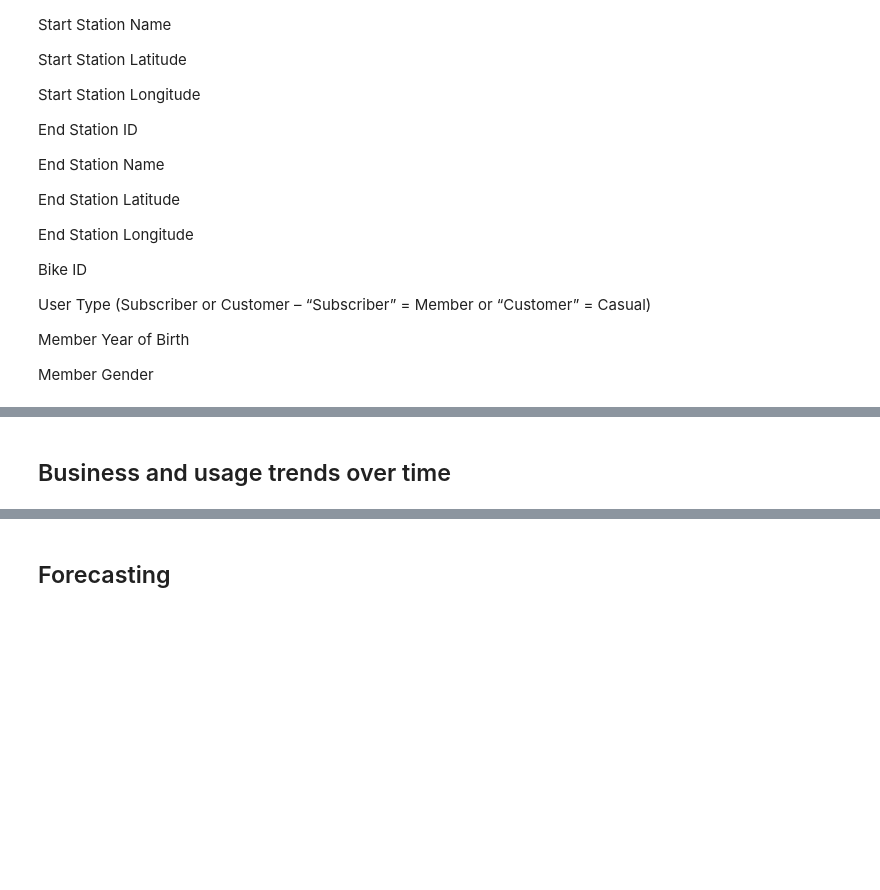
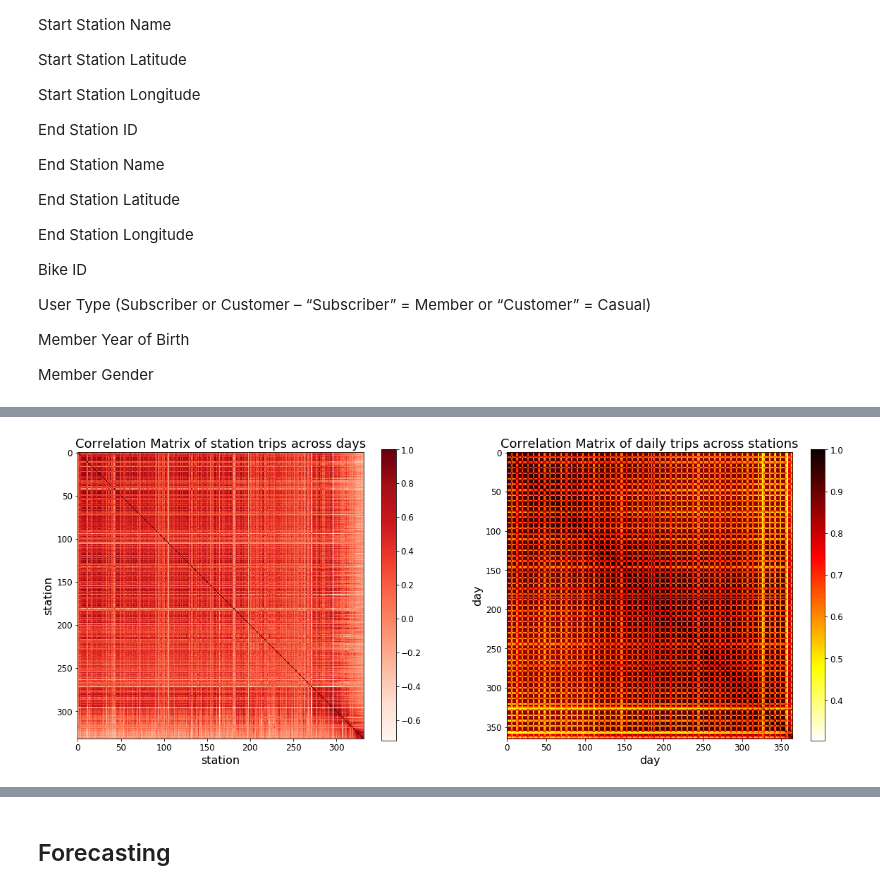
Before and after one commit to diogorpeixoto/lyftbaywheels, a Jupyter notebook: Lyft_Bay_Wheels.ipynb, the cells around one changed output, grey strips where cells are left out. Drawn from its saved outputs; the diff is of its cells as text; code cells hidden in the pictures; blank space fills up the shorter version.

```diff
--- a/Lyft_Bay_Wheels.ipynb
+++ b/Lyft_Bay_Wheels.ipynb
@@ -270,0 +454,42 @@ def make_trip_count_matrix(data_frame):
+# %%
+def pairwise_correlation_matrices(df):
+    # Pairwise correlation between stations and between days
+    station_corr = df.T.corr(method='pearson')
+    day_corr = df.corr(method='pearson')
+
+
+    # Define the axes
+    fig,(ax1, ax2) = plt.subplots(figsize=(20, 8), ncols=2)
+
+    station_im = ax1.imshow(station_corr,  cmap='Reds', interpolation='none')
+    cbar1 = plt.colorbar(station_im,ax = ax1, spacing='proportional',
+                    orientation='vertical', shrink=0.95)
+    cbar1.ax.tick_params(labelsize=12)
+    ax1.set(title='Correlation Matrix of station trips across days', xlabel='station', ylabel='station')
+    ax1.title.set_fontsize(18)
+    ax1.yaxis.label.set_fontsize(16)
+    ax1.xaxis.label.set_fontsize(16)
+
+    for item in (ax1.get_xticklabels() + ax1.get_yticklabels()):
+        item.set_fontsize(12)
+
+
+    days_im = ax2.imshow(day_corr,  cmap='hot_r', interpolation='none')
+    cbar2 = plt.colorbar(days_im,ax = ax2, spacing='proportional',
+                    orientation='vertical', shrink=0.95)
+    cbar2.ax.tick_params(labelsize=12)
+    ax2.set(title='Correlation Matrix of daily trips across stations', xlabel='day', ylabel='day')
+    ax2.title.set_fontsize(18)
+    ax2.yaxis.label.set_fontsize(16)
+    ax2.xaxis.label.set_fontsize(16)
+
+    for item in (ax2.get_xticklabels() + ax2.get_yticklabels()):
+        item.set_fontsize(12)
+
+    plt.show()
+
+    return
+# %%
+pairwise_correlation_matrices(df_daily_2018)
+# %% [output]
+[figure, added]
@@ -271,5 +502,3 @@ def make_trip_count_matrix(data_frame):
 # %%
 def run_PCA(matrix):
     return
-# %% [markdown]
-## Business and usage trends over time
```
Also changed, not shown: parts of 70 cells of this notebook.
